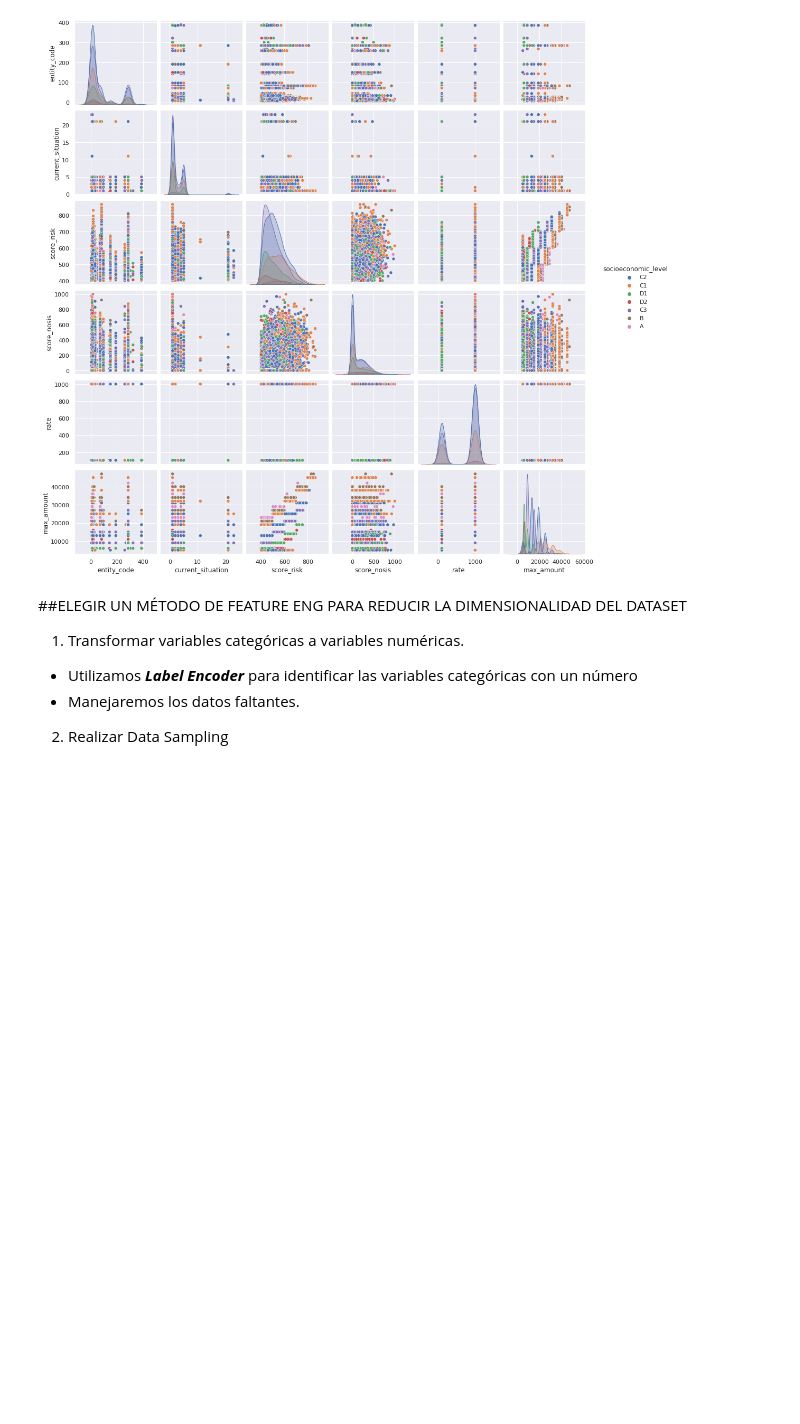
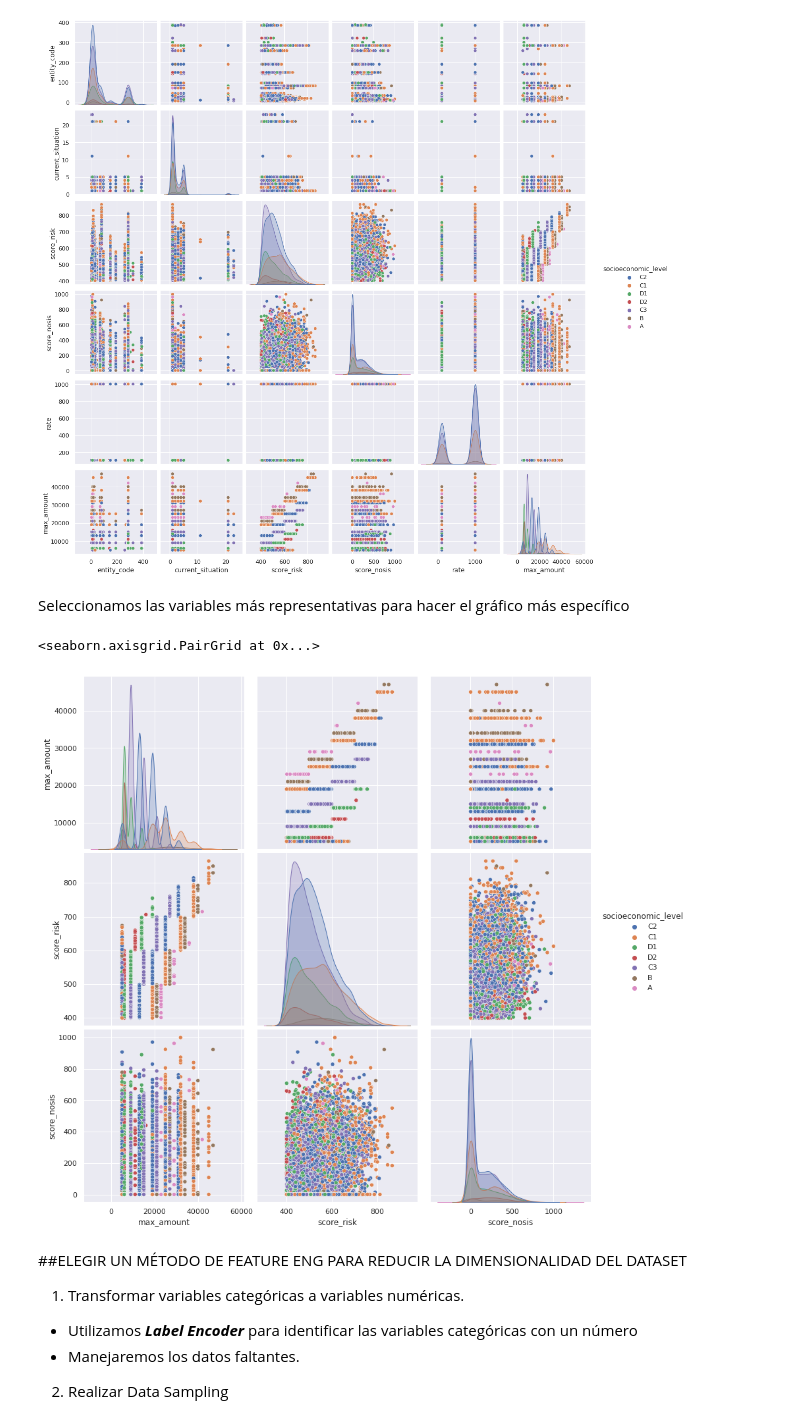
Before and after one commit to msolpierozzi/DATA-SCIENCE-DATASETS, a Jupyter notebook: Notebook.ipynb, the cells around one changed output. Drawn from its saved outputs; the diff is of its cells as text; code cells hidden in the pictures; blank space fills up the shorter version.

```diff
--- a/Notebook.ipynb
+++ b/Notebook.ipynb
@@ -249,6 +251,13 @@ sns.heatmap(df.corr(), cmap='YlGnBu', annot=True)
 g = sns.pairplot(df, kind='scatter', hue='socioeconomic_level')
 # %% [output]
 [figure]
+# %% [markdown]
+Seleccionamos las variables más representativas para hacer el gráfico más específico
+# %%
+sns.pairplot(df, hue='socioeconomic_level',size=4,vars=["max_amount","score_risk","score_nosis"],kind='scatter')
+# %% [output]
+<seaborn.axisgrid.PairGrid at 0x...>
+[figure, added]
 # %% [markdown]
 ##ELEGIR UN MÉTODO DE FEATURE ENG PARA REDUCIR LA DIMENSIONALIDAD DEL DATASET
  1. Transformar variables categóricas a variables numéricas.
```
Also changed, not shown: parts of 12 cells of this notebook.
